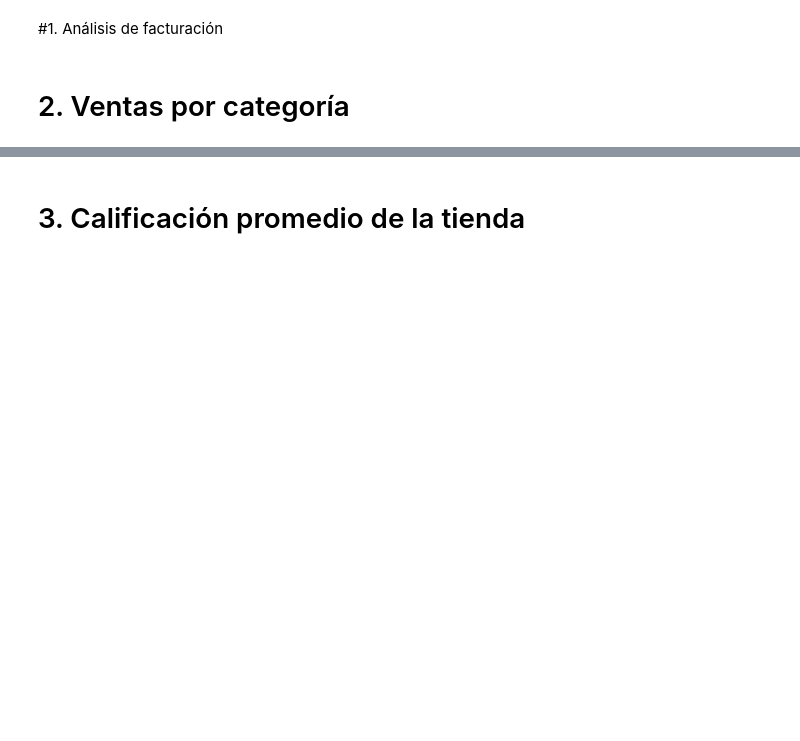
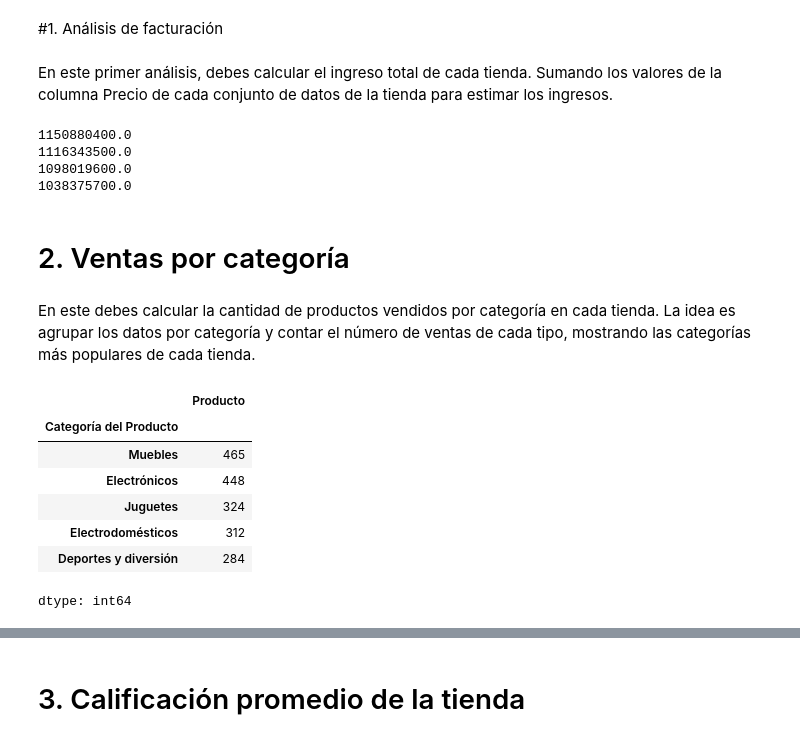
Before and after one commit to armando030/analisis-py, a Jupyter notebook: AluraStoreLatam.ipynb, the cells around one changed output, grey strips where cells are left out. Cells and saved outputs as stored; diff of their text form; code cells hidden in the pictures; blank space fills up the shorter version.

Commit message:
Análisis de datos

```diff
--- a/AluraStoreLatam.ipynb
+++ b/AluraStoreLatam.ipynb
@@ -47,5 +47,31 @@ dtypes: float64(4), int64(2), object(6)
 memory usage: 221.3+ KB
 # %% [markdown]
 #1. Análisis de facturación
+# %% [markdown]
+En este primer análisis, debes calcular el ingreso total de cada tienda. Sumando los valores de la columna Precio de cada conjunto de datos de la tienda para estimar los ingresos.
+# %%
+print(tienda['Precio'].sum())
+print(tienda2['Precio'].sum())
+print(tienda3['Precio'].sum())
+print(tienda4['Precio'].sum())
+# %% [output]
+1150880400.0
+1116343500.0
+1098019600.0
+1038375700.0
 # %% [markdown]
 # 2. Ventas por categoría
+# %% [markdown]
+En este debes calcular la cantidad de productos vendidos por categoría en cada tienda. La idea es agrupar los datos por categoría y contar el número de ventas de cada tipo, mostrando las categorías más populares de cada tienda.
+# %%
+categoria = tienda.groupby('Categoría del Producto')['Producto'].count().sort_values(ascending=False)
+categoria.head()
+# %% [output]
+|  | Producto |
+| Categoría del Producto |  |
+| Muebles | 465 |
+| Electrónicos | 448 |
+| Juguetes | 324 |
+| Electrodomésticos | 312 |
+| Deportes y diversión | 284 |
+dtype: int64
```
Also changed, not shown: parts of 12 cells of this notebook.
